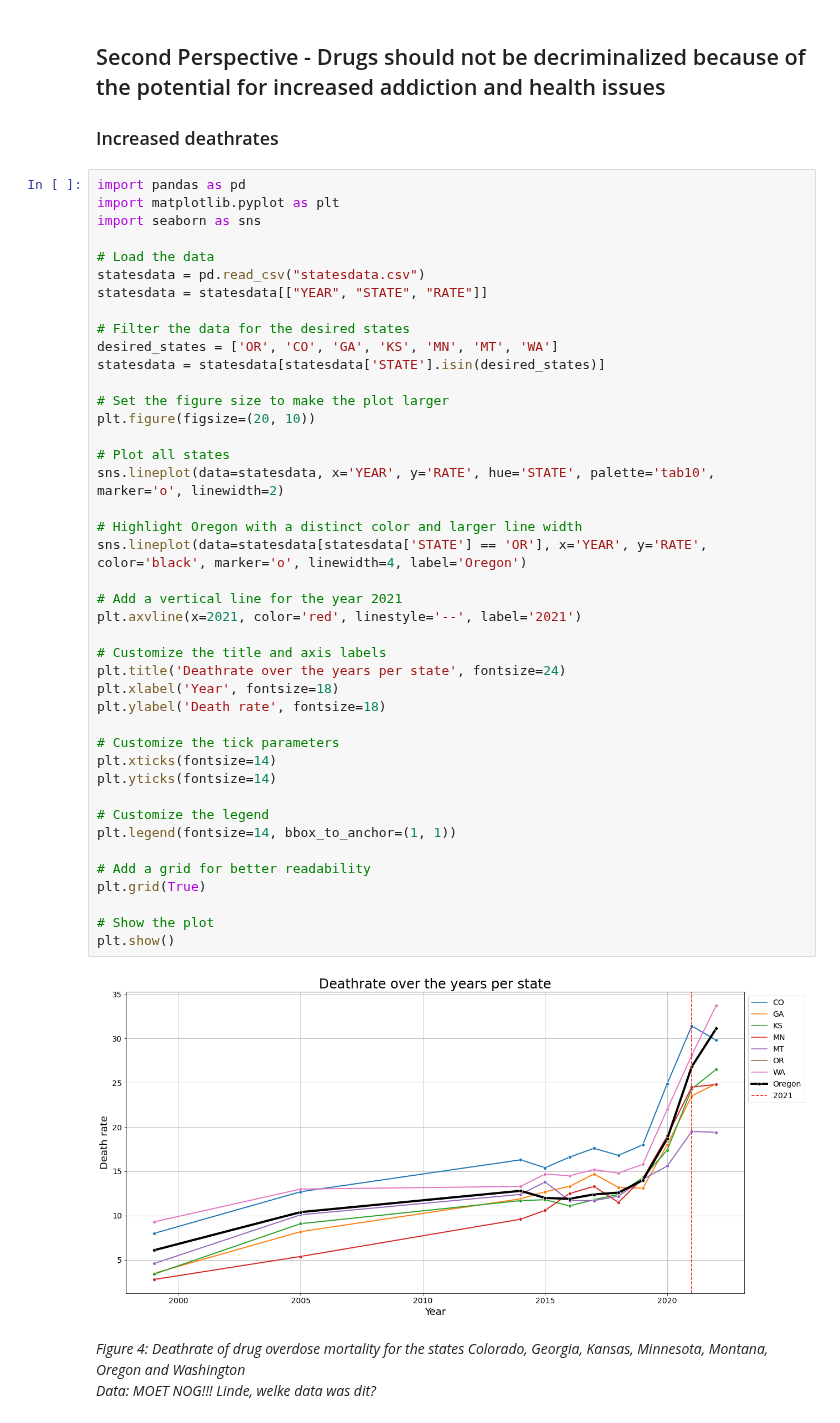
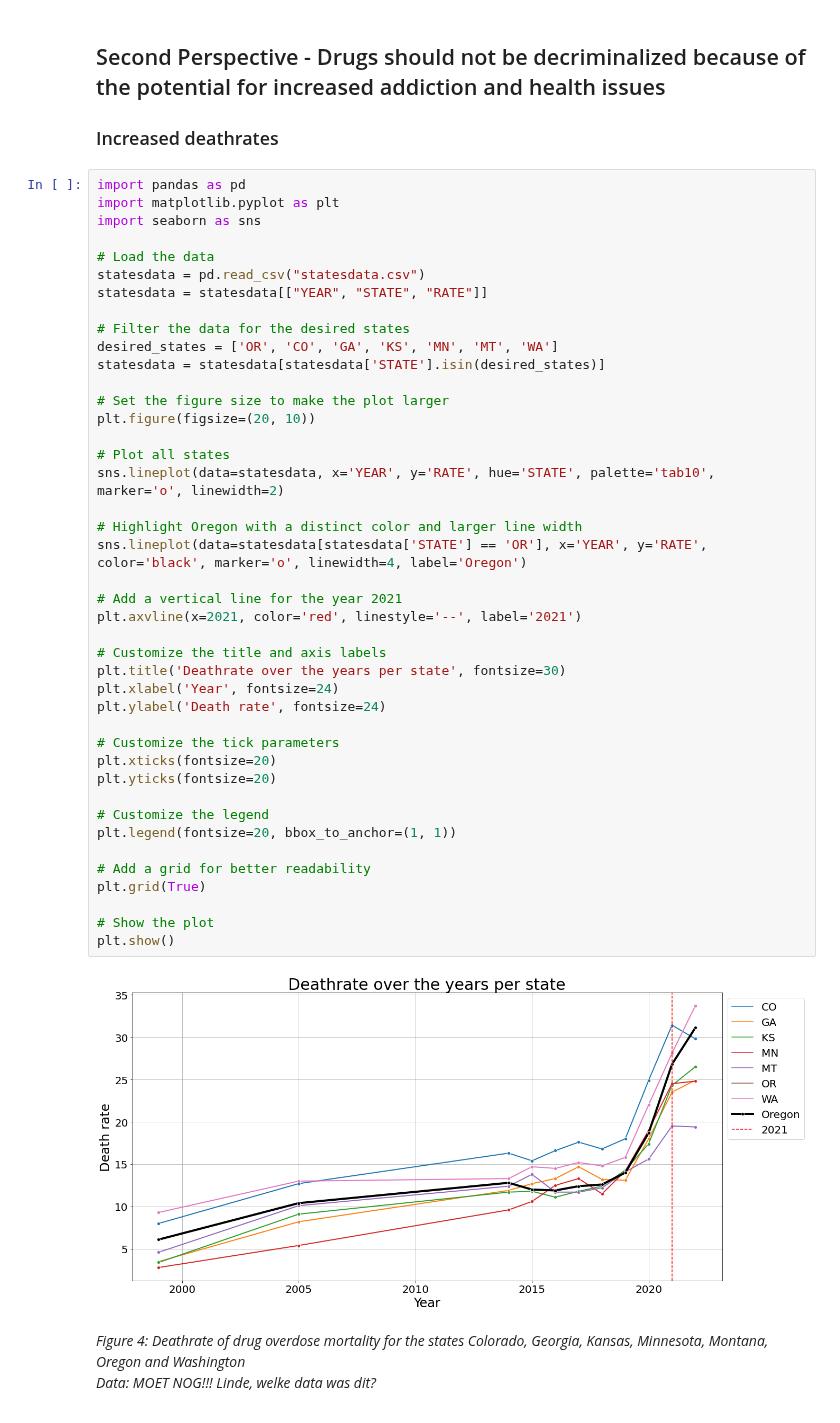
Before and after one commit to ChiaraPatania/InfoVis, a Jupyter notebook: docs/arguments.ipynb, the cells around one changed output. Drawn from its saved outputs; the diff is of its cells as text.

```diff
--- a/docs/arguments.ipynb
+++ b/docs/arguments.ipynb
@@ -497,40 +497,40 @@ statesdata = pd.read_csv("statesdata.csv")
 statesdata = statesdata[["YEAR", "STATE", "RATE"]]
 
 # Filter the data for the desired states
 desired_states = ['OR', 'CO', 'GA', 'KS', 'MN', 'MT', 'WA']
 statesdata = statesdata[statesdata['STATE'].isin(desired_states)]
 
 # Set the figure size to make the plot larger
 plt.figure(figsize=(20, 10))
 
 # Plot all states
 sns.lineplot(data=statesdata, x='YEAR', y='RATE', hue='STATE', palette='tab10', marker='o', linewidth=2)
 
 # Highlight Oregon with a distinct color and larger line width
 sns.lineplot(data=statesdata[statesdata['STATE'] == 'OR'], x='YEAR', y='RATE', color='black', marker='o', linewidth=4, label='Oregon')
 
 # Add a vertical line for the year 2021
 plt.axvline(x=2021, color='red', linestyle='--', label='2021')
 
 # Customize the title and axis labels
-plt.title('Deathrate over the years per state', fontsize=24)
-plt.xlabel('Year', fontsize=18)
-plt.ylabel('Death rate', fontsize=18)
+plt.title('Deathrate over the years per state', fontsize=30)
+plt.xlabel('Year', fontsize=24)
+plt.ylabel('Death rate', fontsize=24)
 
 # Customize the tick parameters
-plt.xticks(fontsize=14)
-plt.yticks(fontsize=14)
+plt.xticks(fontsize=20)
+plt.yticks(fontsize=20)
 
 # Customize the legend
-plt.legend(fontsize=14, bbox_to_anchor=(1, 1))
+plt.legend(fontsize=20, bbox_to_anchor=(1, 1))
 
 # Add a grid for better readability
 plt.grid(True)
 
 # Show the plot
 plt.show()
 # %% [output]
-[figure, old version]
+[figure, new version]
 # %% [markdown]
 *Figure 4: Deathrate of drug overdose mortality for the states Colorado, Georgia, Kansas, Minnesota, Montana, Oregon and Washington*
 <br>
```
Also changed, not shown: parts of 2 cells of this notebook.
